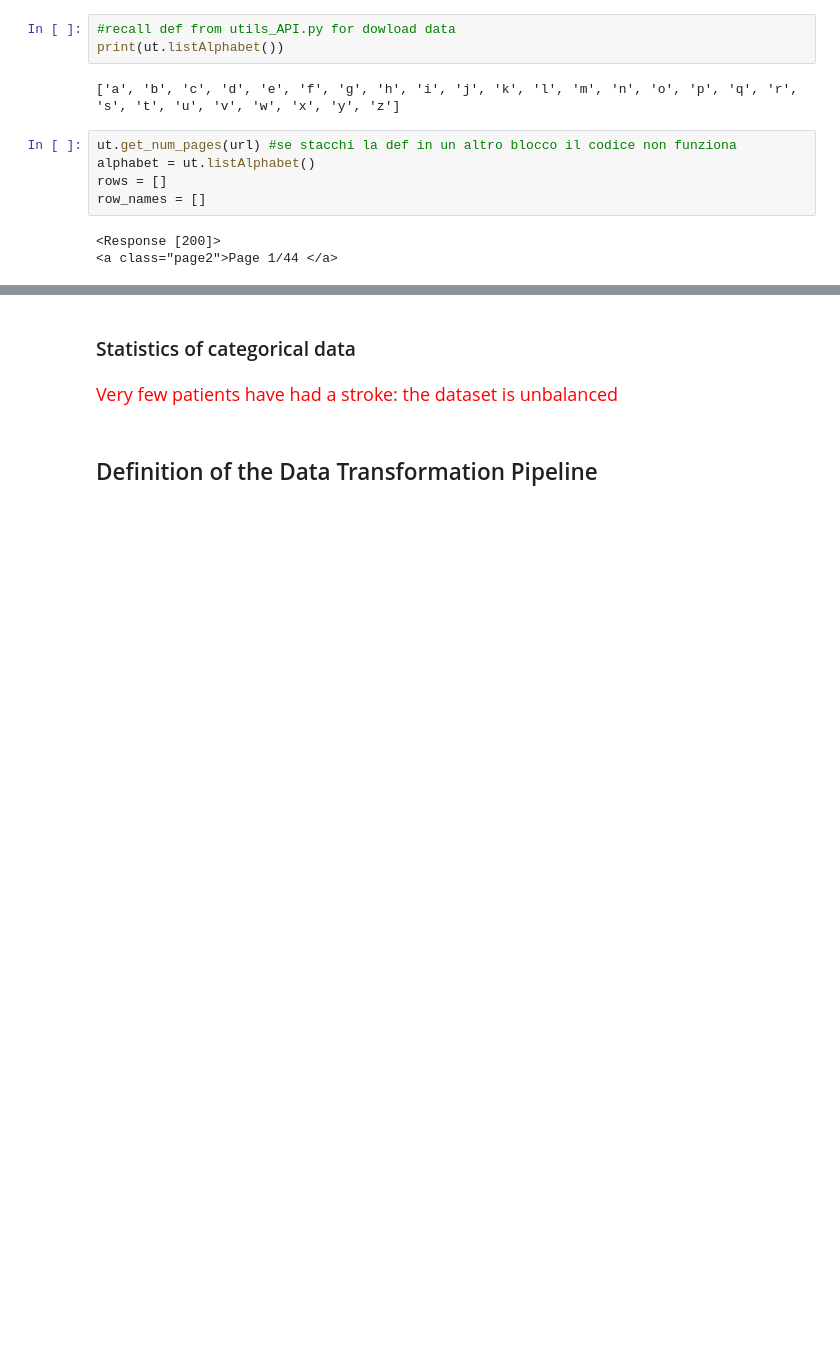
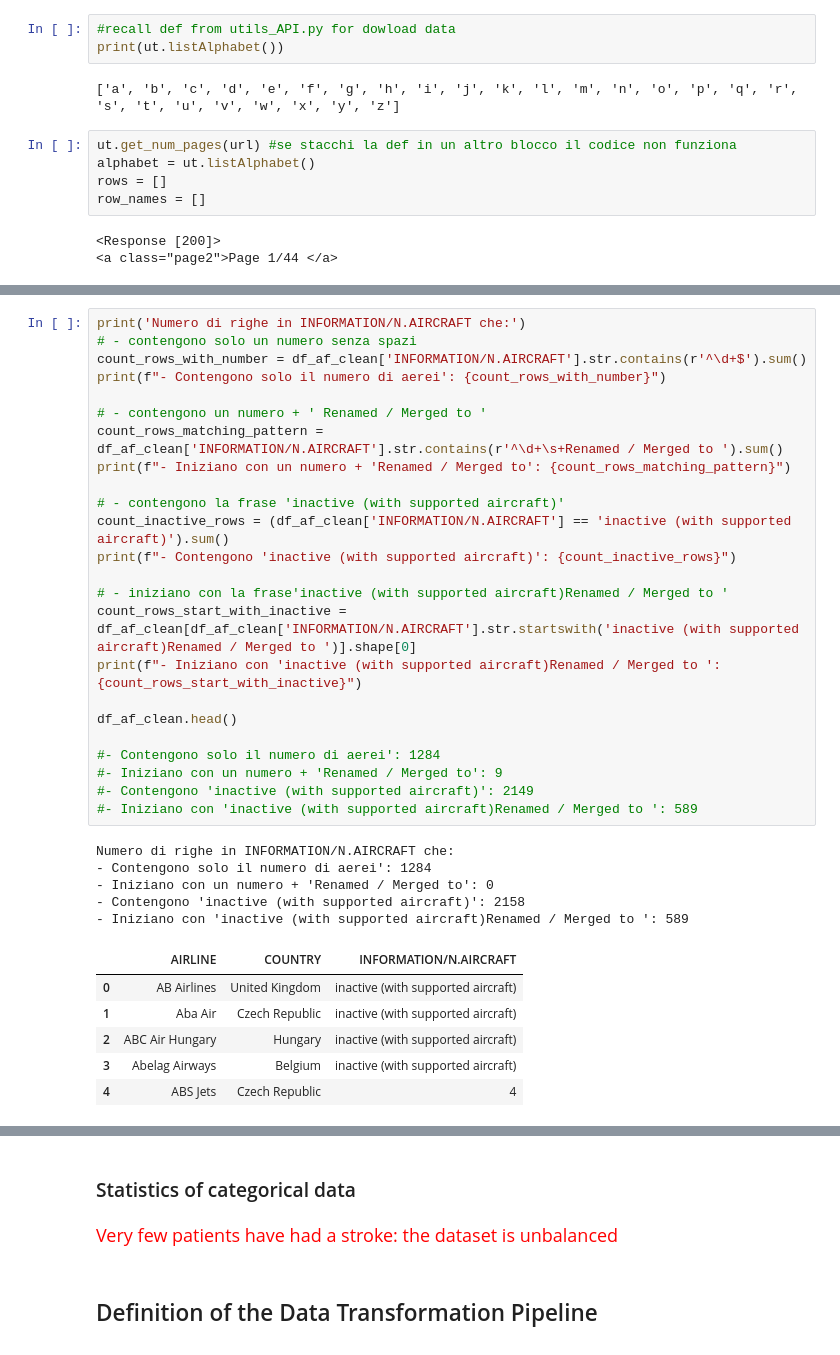
Before and after one commit to Laura1385/projectaircraft_api, a Jupyter notebook: main_API.ipynb, the cells around one changed output, grey strips where cells are left out. Drawn from its saved outputs; the diff is of its cells as text; blank space fills up the shorter version.

```diff
--- a/main_API.ipynb
+++ b/main_API.ipynb
@@ -304,0 +343,36 @@ df_no_duplicates.to_json("df_airfleets_clean.json", index=False)
+# %%
+print('Numero di righe in INFORMATION/N.AIRCRAFT che:')
+# - contengono solo un numero senza spazi
+count_rows_with_number = df_af_clean['INFORMATION/N.AIRCRAFT'].str.contains(r'^\d+$').sum()
+print(f"- Contengono solo il numero di aerei': {count_rows_with_number}")
+
+# - contengono un numero + ' Renamed / Merged to '
+count_rows_matching_pattern = df_af_clean['INFORMATION/N.AIRCRAFT'].str.contains(r'^\d+\s+Renamed / Merged to ').sum()
+print(f"- Iniziano con un numero + 'Renamed / Merged to': {count_rows_matching_pattern}")
+
+# - contengono la frase 'inactive (with supported aircraft)'
+count_inactive_rows = (df_af_clean['INFORMATION/N.AIRCRAFT'] == 'inactive (with supported aircraft)').sum()
+print(f"- Contengono 'inactive (with supported aircraft)': {count_inactive_rows}")
+
+# - iniziano con la frase'inactive (with supported aircraft)Renamed / Merged to '
+count_rows_start_with_inactive = df_af_clean[df_af_clean['INFORMATION/N.AIRCRAFT'].str.startswith('inactive (with supported aircraft)Renamed / Merged to ')].shape[0]
+print(f"- Iniziano con 'inactive (with supported aircraft)Renamed / Merged to ': {count_rows_start_with_inactive}")
+
+df_af_clean.head()
+
+#- Contengono solo il numero di aerei': 1284
+#- Iniziano con un numero + 'Renamed / Merged to': 9
+#- Contengono 'inactive (with supported aircraft)': 2149
+#- Iniziano con 'inactive (with supported aircraft)Renamed / Merged to ': 589
+# %% [output]
+Numero di righe in INFORMATION/N.AIRCRAFT che:
+- Contengono solo il numero di aerei': 1284
+- Iniziano con un numero + 'Renamed / Merged to': 0
+- Contengono 'inactive (with supported aircraft)': 2158
+- Iniziano con 'inactive (with supported aircraft)Renamed / Merged to ': 589
+|  | AIRLINE | COUNTRY | INFORMATION/N.AIRCRAFT |
+| 0 | AB Airlines | United Kingdom | inactive (with supported aircraft) |
+| 1 | Aba Air | Czech Republic | inactive (with supported aircraft) |
+| 2 | ABC Air Hungary | Hungary | inactive (with supported aircraft) |
+| 3 | Abelag Airways | Belgium | inactive (with supported aircraft) |
+| 4 | ABS Jets | Czech Republic | 4 |
```
Also changed, not shown: parts of 21 cells of this notebook, 9 other files.
